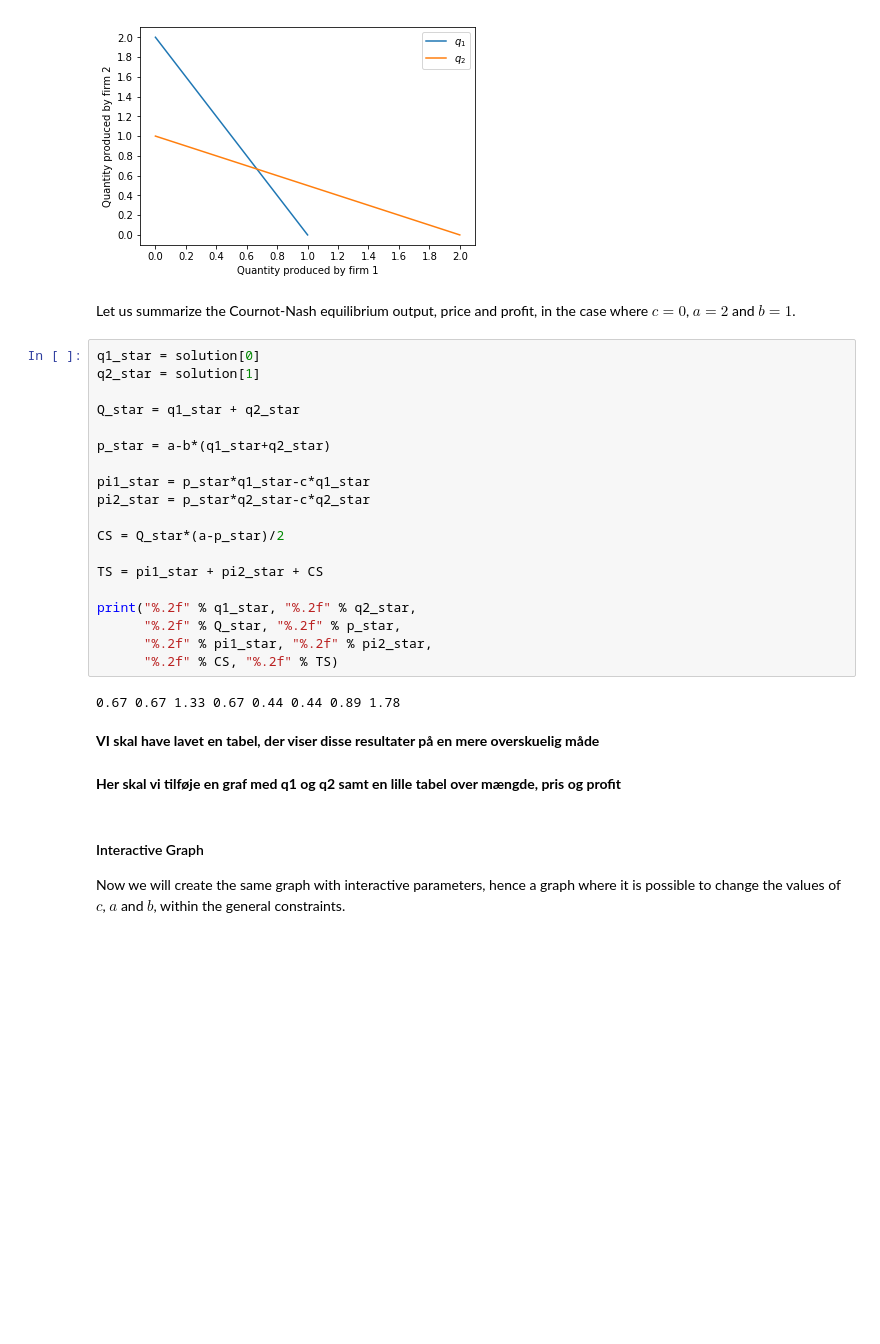
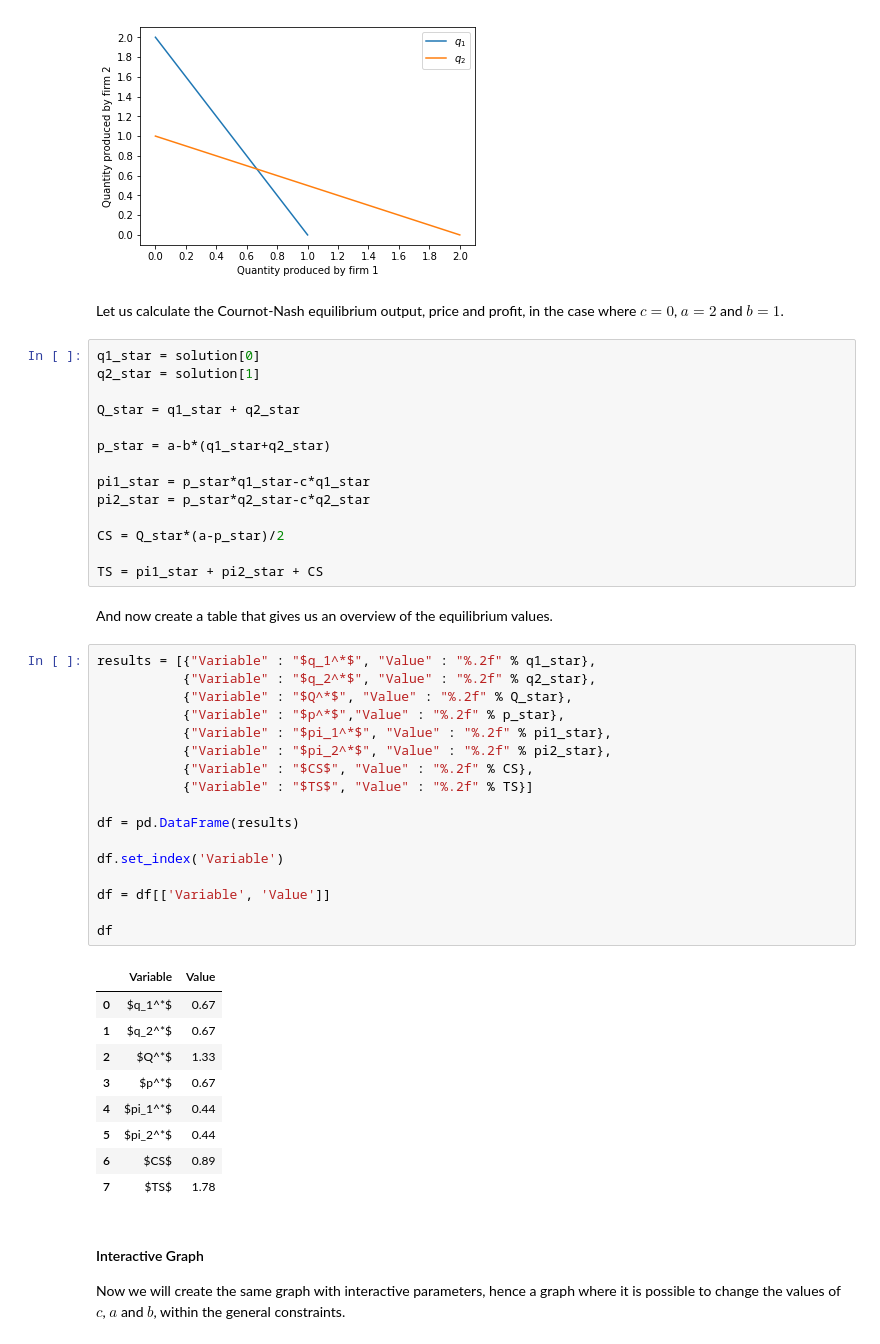
Before and after one commit to NumEconCopenhagen/projects-2019-abs, a Jupyter notebook: modelproject/Model Project v4.ipynb, the cells around one changed output. Saved outputs shown, nothing was run; the diff lists cells and outputs as text; blank space fills up the shorter version.

```diff
--- a/modelproject/Model Project v4.ipynb
+++ b/modelproject/Model Project v4.ipynb
@@ -220,7 +221,7 @@ plt.legend()
 <matplotlib.legend.Legend at 0x...>
 [figure]
 # %% [markdown]
-Let us summarize the Cournot-Nash equilibrium output, price and profit, in the case where $c=0$, $a=2$ and $b=1$.
+Let us calculate the Cournot-Nash equilibrium output, price and profit, in the case where $c=0$, $a=2$ and $b=1$.
 # %%
 q1_star = solution[0]
 q2_star = solution[1]
@@ -235,17 +236,35 @@ pi2_star = p_star*q2_star-c*q2_star
 CS = Q_star*(a-p_star)/2
 
 TS = pi1_star + pi2_star + CS
-
-print("%.2f" % q1_star, "%.2f" % q2_star,
-      "%.2f" % Q_star, "%.2f" % p_star,
-      "%.2f" % pi1_star, "%.2f" % pi2_star,
-      "%.2f" % CS, "%.2f" % TS)
-# %% [output]
-0.67 0.67 1.33 0.67 0.44 0.44 0.89 1.78
-# %% [markdown]
-**VI skal have lavet en tabel, der viser disse resultater på en mere overskuelig måde**
-# %% [markdown]
-**Her skal vi tilføje en graf med q1 og q2 samt en lille tabel over mængde, pris og profit**
+# %% [markdown]
+And now create a table that gives us an overview of the equilibrium values.
+# %%
+results = [{"Variable" : "$q_1^*$", "Value" : "%.2f" % q1_star},
+           {"Variable" : "$q_2^*$", "Value" : "%.2f" % q2_star},
+           {"Variable" : "$Q^*$", "Value" : "%.2f" % Q_star},
+           {"Variable" : "$p^*$","Value" : "%.2f" % p_star},
+           {"Variable" : "$pi_1^*$", "Value" : "%.2f" % pi1_star},
+           {"Variable" : "$pi_2^*$", "Value" : "%.2f" % pi2_star},
+           {"Variable" : "$CS$", "Value" : "%.2f" % CS},
+           {"Variable" : "$TS$", "Value" : "%.2f" % TS}]
+
+df = pd.DataFrame(results)
+
+df.set_index('Variable')
+
+df = df[['Variable', 'Value']]
+
+df
+# %% [output]
+|  | Variable | Value |
+| 0 | $q_1^*$ | 0.67 |
+| 1 | $q_2^*$ | 0.67 |
+| 2 | $Q^*$ | 1.33 |
+| 3 | $p^*$ | 0.67 |
+| 4 | $pi_1^*$ | 0.44 |
+| 5 | $pi_2^*$ | 0.44 |
+| 6 | $CS$ | 0.89 |
+| 7 | $TS$ | 1.78 |
 # %% [markdown]
 #### Interactive Graph
 Now we will create the same graph with interactive parameters, hence a graph where it is possible to change the values of $c$, $a$ and $b$, within the general constraints.
```
Also changed, not shown: parts of 6 cells of this notebook.
